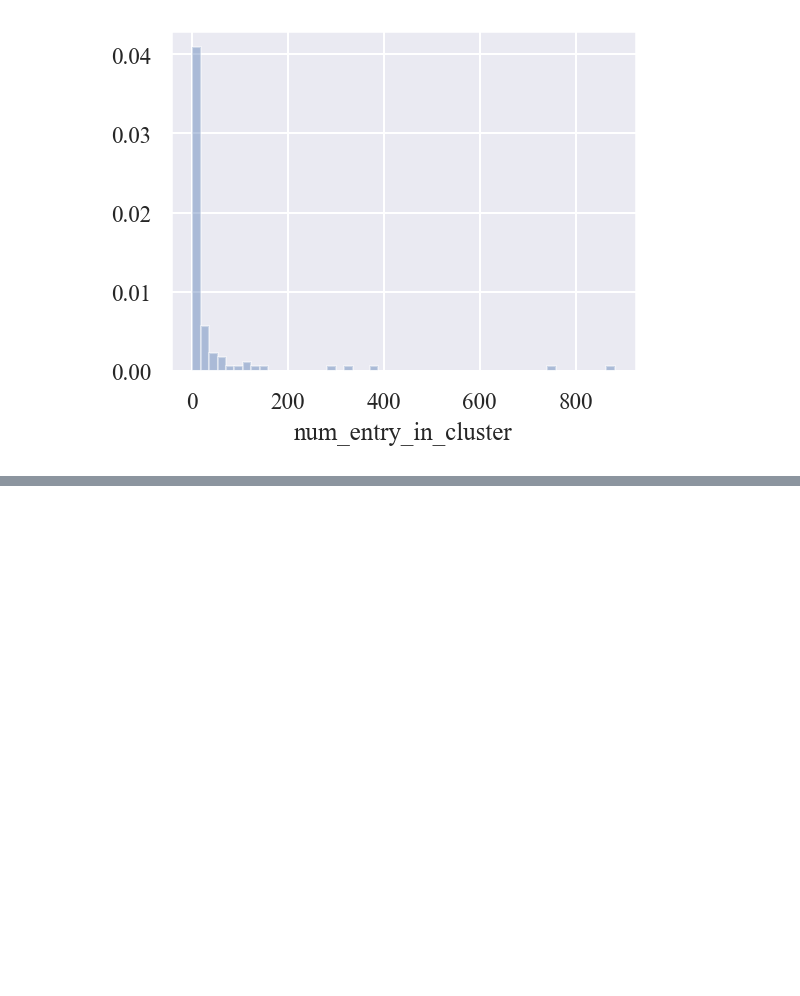
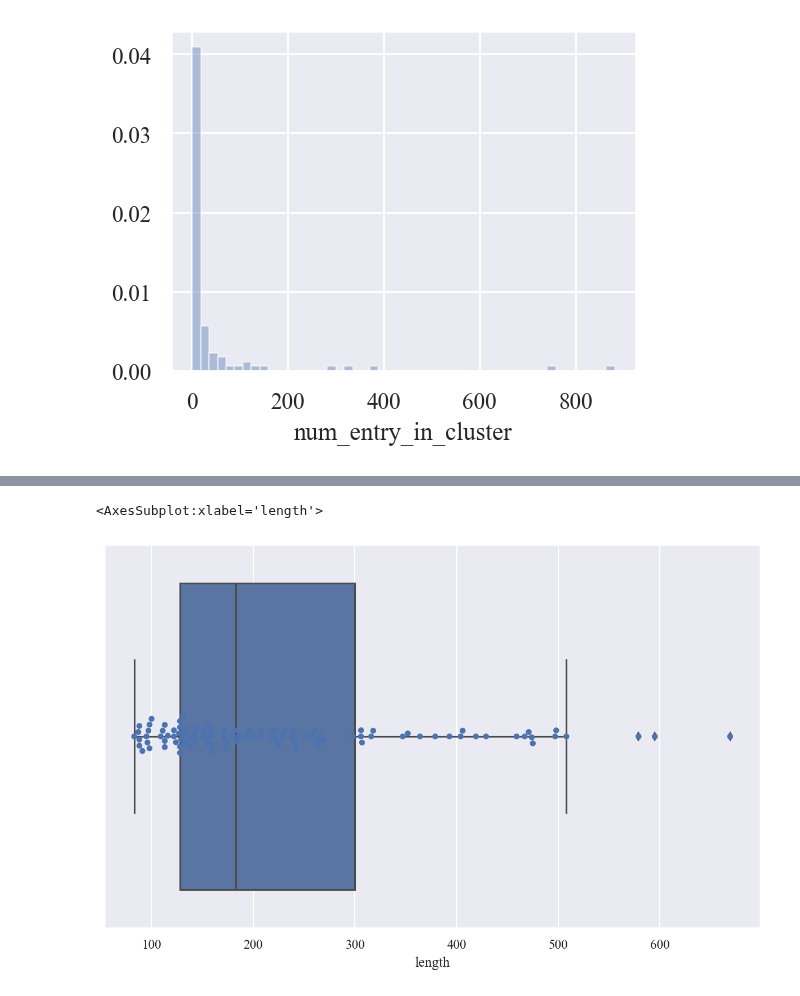
Before and after one commit to yutake27/MQAB4AF2, a Jupyter notebook: src/notebooks/targets/target_stat.ipynb, the cells around one changed output, grey strips where cells are left out. Drawn from its saved outputs; the diff is of its cells as text; code cells hidden in the pictures; blank space fills up the shorter version.

Commit message:
feat: add the case of sorting by resolution

```diff
--- a/src/notebooks/targets/target_stat.ipynb
+++ b/src/notebooks/targets/target_stat.ipynb
@@ -162,3 +162,7 @@ sns.distplot(df_eq_sample['num_entry_in_cluster'], kde=False, norm_hist=True)
 # %% [output]
 <AxesSubplot:xlabel='num_entry_in_cluster'>
 [figure]
+# %%
+# sort by resolution and select top
+df_res_top = df.sort_values(by='resolution').head(target_num)
+df_res_top
@@ -164,0 +183,7 @@ sns.distplot(df_eq_sample['num_entry_in_cluster'], kde=False, norm_hist=True)
+# %%
+plt.figure(figsize=(10, 6))
+sns.boxplot(data=df_res_top, x='length')
+sns.swarmplot(data=df_res_top, x='length')
+# %% [output]
+<AxesSubplot:xlabel='length'>
+[figure, added]
```
Also changed, not shown: parts of 2 cells of this notebook.
